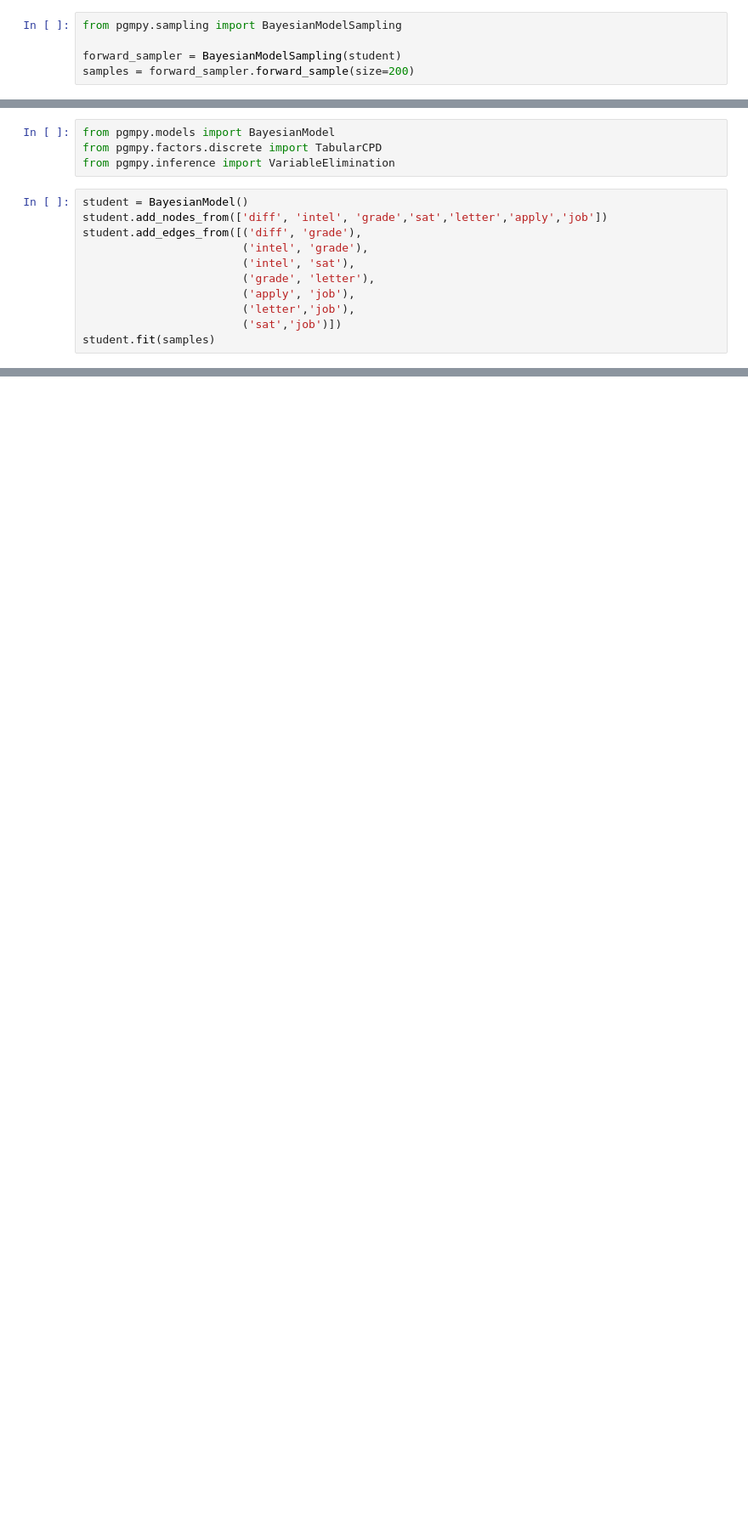
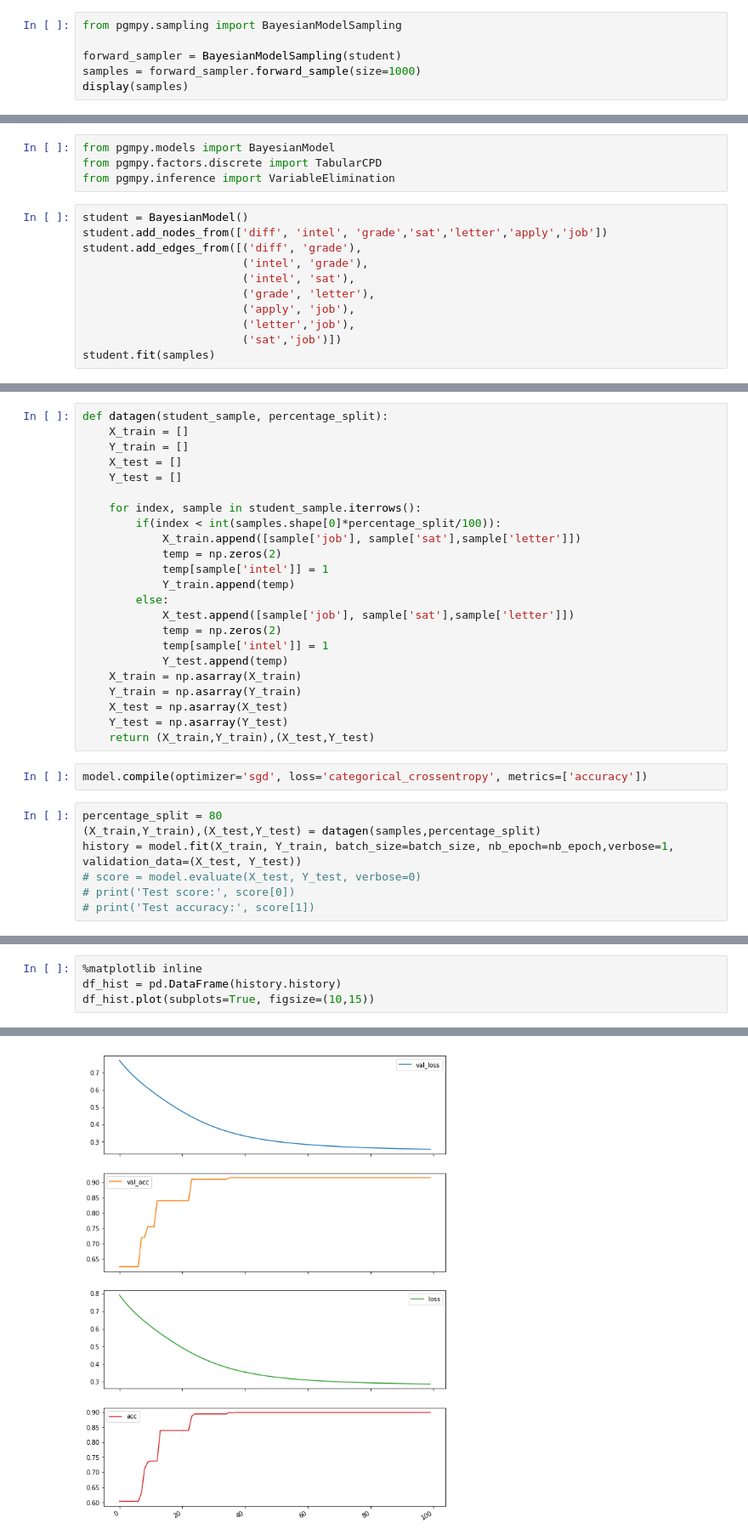
Before and after one commit to Mihir2/Student_Bayesian_Network, a Jupyter notebook: PGM-Student.ipynb, the cells around one changed output, grey strips where cells are left out. Shown at 85% size. Cells and saved outputs as stored; diff of their text form; blank space fills up the shorter version.

Commit message:
PGM-notebook-images

```diff
--- a/PGM-Student.ipynb
+++ b/PGM-Student.ipynb
@@ -184,4 +292,5 @@ print(mle['intel'])
 from pgmpy.sampling import BayesianModelSampling
 
 forward_sampler = BayesianModelSampling(student)
-samples = forward_sampler.forward_sample(size=200)
+samples = forward_sampler.forward_sample(size=1000)
+display(samples)
@@ -216,0 +354,32 @@ print(mpe['intel'])
+# %%
+def datagen(student_sample, percentage_split):
+    X_train = []
+    Y_train = []
+    X_test = []
+    Y_test = []
+
+    for index, sample in student_sample.iterrows():
+        if(index < int(samples.shape[0]*percentage_split/100)):
+            X_train.append([sample['job'], sample['sat'],sample['letter']])
+            temp = np.zeros(2)
+            temp[sample['intel']] = 1
+            Y_train.append(temp)
+        else:
+            X_test.append([sample['job'], sample['sat'],sample['letter']])
+            temp = np.zeros(2)
+            temp[sample['intel']] = 1
+            Y_test.append(temp)
+    X_train = np.asarray(X_train)
+    Y_train = np.asarray(Y_train)
+    X_test = np.asarray(X_test)
+    Y_test = np.asarray(Y_test)
+    return (X_train,Y_train),(X_test,Y_test)
+# %%
+model.compile(optimizer='sgd', loss='categorical_crossentropy', metrics=['accuracy'])
+# %%
+percentage_split = 80
+(X_train,Y_train),(X_test,Y_test) = datagen(samples,percentage_split)
+history = model.fit(X_train, Y_train, batch_size=batch_size, nb_epoch=nb_epoch,verbose=1, validation_data=(X_test, Y_test))
+# score = model.evaluate(X_test, Y_test, verbose=0)
+# print('Test score:', score[0])
+# print('Test accuracy:', score[1])
@@ -216,0 +404,5 @@ print(mpe['intel'])
+# %%
+%matplotlib inline
+df_hist = pd.DataFrame(history.history)
+df_hist.plot(subplots=True, figsize=(10,15))
+# %% [output]
@@ -216,0 +414 @@ print(mpe['intel'])
+[figure, added]
```
Also changed, not shown: parts of 13 cells of this notebook, 4 other files.
